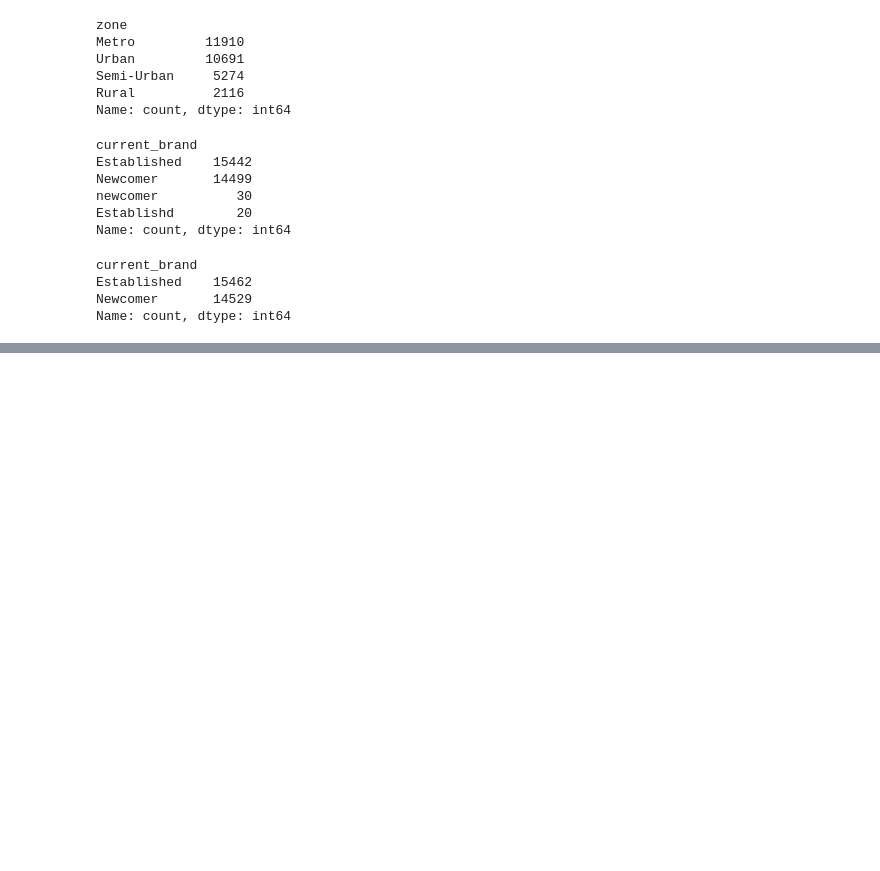
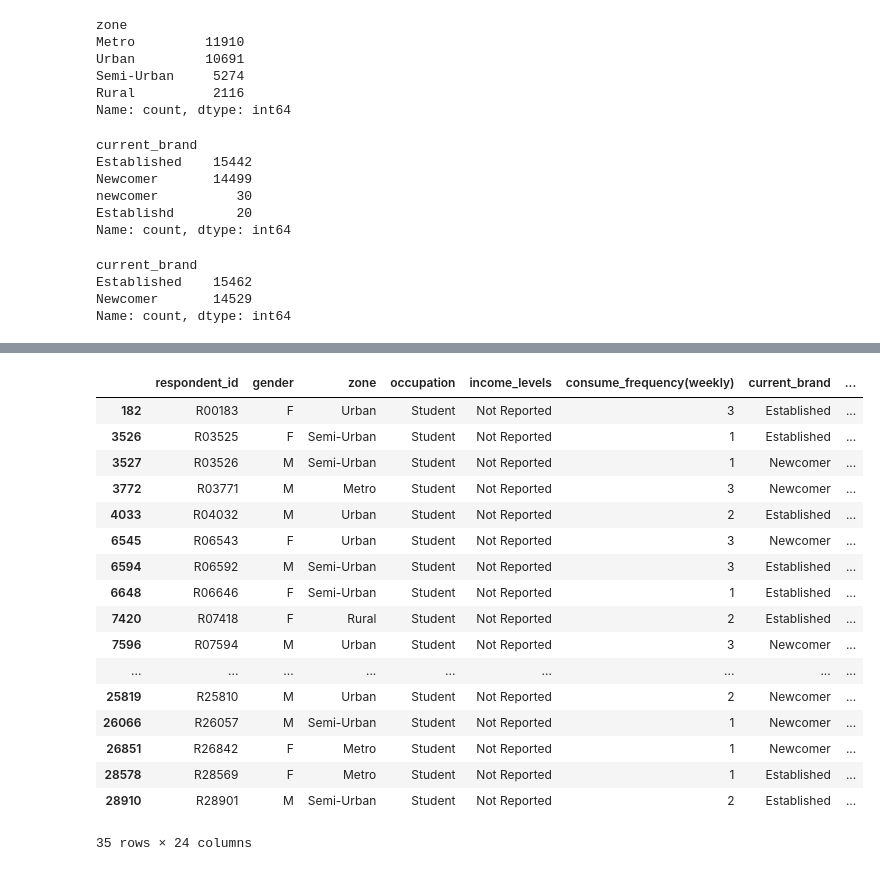
Before and after one commit to trijesh61/Price-Range-Prediction-using-Machine-Learning, a Jupyter notebook: price prediction.ipynb, the cells around one changed output, grey strips where cells are left out. Saved outputs shown, nothing was run; the diff lists cells and outputs as text; code cells hidden in the pictures; blank space fills up the shorter version.

```diff
--- a/price prediction.ipynb
+++ b/price prediction.ipynb
@@ -253,0 +272,19 @@ Name: count, dtype: int64
+# %%
+df = df.drop('age',axis=1)
+# %%
+df["consume_frequency(weekly)_score"] = df["consume_frequency(weekly)"].replace({
+    "0-2 times": 1,
+    "3-4 times": 2,
+    "5-7 times": 3
+})
+
+df["awareness_of_other_brands_score"] = df["awareness_of_other_brands"].replace({
+    "0 to 1": 1,
+    "2 to 4": 2,
+    "above 4": 3
+})
+
+df['cf_ab_score'] = (
+    df["consume_frequency(weekly)_score"] /
+    (df["awareness_of_other_brands_score"] + df["consume_frequency(weekly)_score"])
+).round(2)
@@ -253,0 +295,18 @@ Name: count, dtype: int64
+# %%
+df['zone_score'] = df['zone'].map({
+    "Metro" : 4,
+    "Urban" : 3,
+    "Rural" : 1,
+    "Semi-Urban" : 2
+})
+df['income_levels_score'] = df['income_levels'].map({
+    "<10L": 1,
+    "10L - 15L": 2,
+    "16L - 25L": 3,
+    "26L - 35L": 4,
+    "> 35L" : 5,
+    "Not Reported" : 0
+})
+
+
+df["zas_score"] = df['zone_score'] * df['income_levels_score']
@@ -253,0 +324,5 @@ Name: count, dtype: int64
+# %%
+df['bsi'] = (
+    (df['current_brand'] != 'Established') &
+    (df['reasons_for_choosing_brands'].isin(['Price', 'Quality']))
+).astype(int)
@@ -253,0 +346,21 @@ Name: count, dtype: int64
+# %%
+df[(df['age_group'] == '56-70') & (df['occupation'] == 'Student')]
+# %% [output]
+|  | respondent_id | gender | zone | occupation | income_levels | consume_frequency(weekly) | current_brand | ... |
+| 182 | R00183 | F | Urban | Student | Not Reported | 3 | Established | ... |
+| 3526 | R03525 | F | Semi-Urban | Student | Not Reported | 1 | Established | ... |
+| 3527 | R03526 | M | Semi-Urban | Student | Not Reported | 1 | Newcomer | ... |
+| 3772 | R03771 | M | Metro | Student | Not Reported | 3 | Newcomer | ... |
+| 4033 | R04032 | M | Urban | Student | Not Reported | 2 | Established | ... |
+| 6545 | R06543 | F | Urban | Student | Not Reported | 3 | Newcomer | ... |
+| 6594 | R06592 | M | Semi-Urban | Student | Not Reported | 3 | Established | ... |
+| 6648 | R06646 | F | Semi-Urban | Student | Not Reported | 1 | Established | ... |
+| 7420 | R07418 | F | Rural | Student | Not Reported | 2 | Established | ... |
+| 7596 | R07594 | M | Urban | Student | Not Reported | 3 | Newcomer | ... |
+| ... | ... | ... | ... | ... | ... | ... | ... | ... |
+| 25819 | R25810 | M | Urban | Student | Not Reported | 2 | Newcomer | ... |
+| 26066 | R26057 | M | Semi-Urban | Student | Not Reported | 1 | Newcomer | ... |
+| 26851 | R26842 | F | Metro | Student | Not Reported | 1 | Newcomer | ... |
+| 28578 | R28569 | F | Metro | Student | Not Reported | 1 | Established | ... |
+| 28910 | R28901 | M | Semi-Urban | Student | Not Reported | 2 | Established | ... |
+35 rows × 24 columns
```
Also changed, not shown: parts of 10 cells of this notebook.
